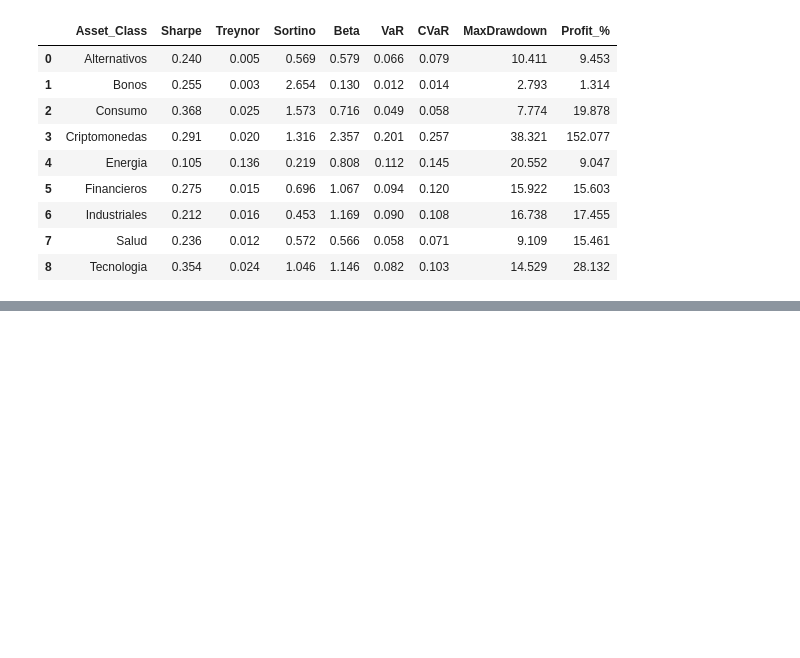
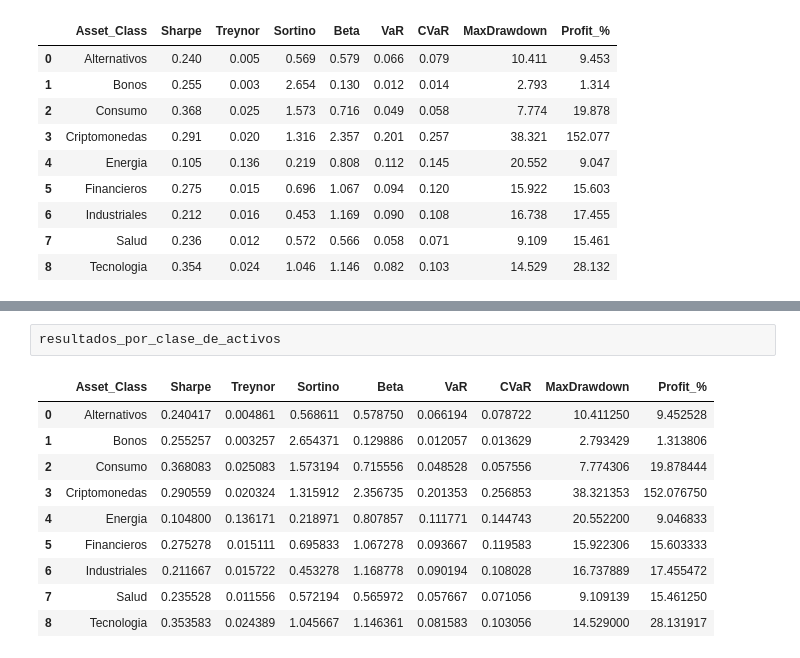
Before and after one commit to EdwarValDS/An-lisis-Gesti-n-de-Portafolios, a Jupyter notebook: analisis_resultados.ipynb, the cells around one changed output, grey strips where cells are left out. Cells and saved outputs as stored; diff of their text form; blank space fills up the shorter version.

```diff
--- a/analisis_resultados.ipynb
+++ b/analisis_resultados.ipynb
@@ -199,0 +158,13 @@ The palette list has fewer values (8) than needed (9) and will cycle, which may
+# %%
+resultados_por_clase_de_activos
+# %% [output]
+|  | Asset_Class | Sharpe | Treynor | Sortino | Beta | VaR | CVaR | MaxDrawdown | Profit_% |
+| 0 | Alternativos | 0.240417 | 0.004861 | 0.568611 | 0.578750 | 0.066194 | 0.078722 | 10.411250 | 9.452528 |
+| 1 | Bonos | 0.255257 | 0.003257 | 2.654371 | 0.129886 | 0.012057 | 0.013629 | 2.793429 | 1.313806 |
+| 2 | Consumo | 0.368083 | 0.025083 | 1.573194 | 0.715556 | 0.048528 | 0.057556 | 7.774306 | 19.878444 |
+| 3 | Criptomonedas | 0.290559 | 0.020324 | 1.315912 | 2.356735 | 0.201353 | 0.256853 | 38.321353 | 152.076750 |
+| 4 | Energia | 0.104800 | 0.136171 | 0.218971 | 0.807857 | 0.111771 | 0.144743 | 20.552200 | 9.046833 |
+| 5 | Financieros | 0.275278 | 0.015111 | 0.695833 | 1.067278 | 0.093667 | 0.119583 | 15.922306 | 15.603333 |
+| 6 | Industriales | 0.211667 | 0.015722 | 0.453278 | 1.168778 | 0.090194 | 0.108028 | 16.737889 | 17.455472 |
+| 7 | Salud | 0.235528 | 0.011556 | 0.572194 | 0.565972 | 0.057667 | 0.071056 | 9.109139 | 15.461250 |
+| 8 | Tecnologia | 0.353583 | 0.024389 | 1.045667 | 1.146361 | 0.081583 | 0.103056 | 14.529000 | 28.131917 |
```
Also changed, not shown: parts of 9 cells of this notebook.
